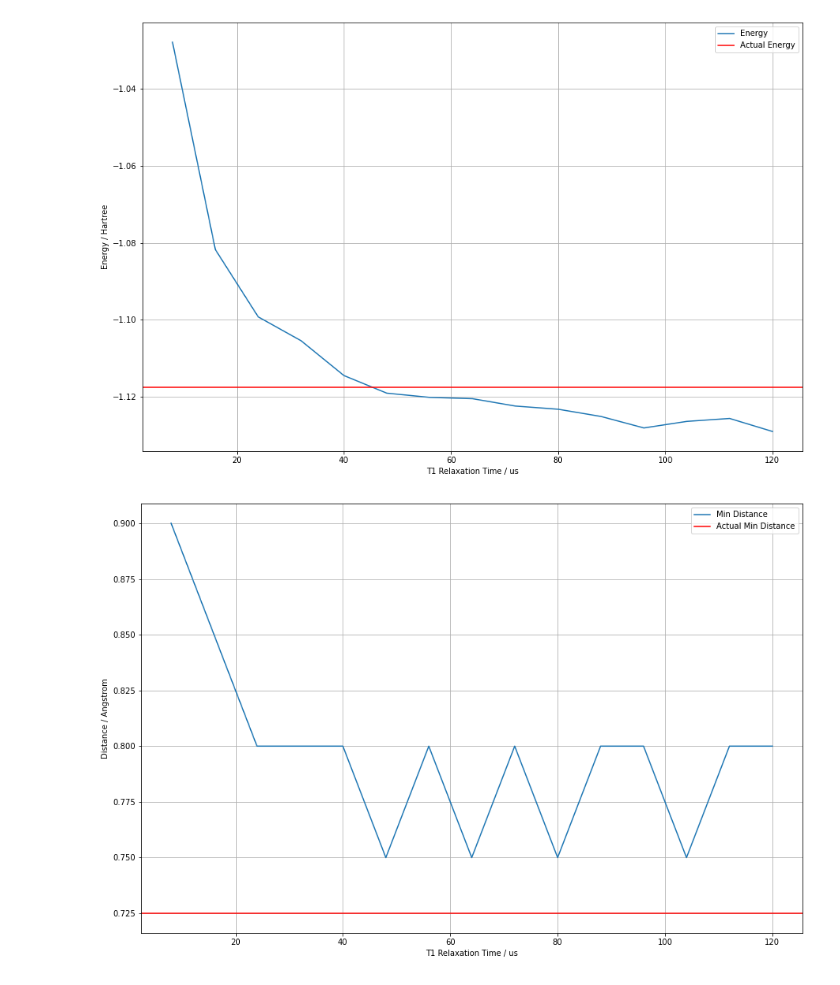
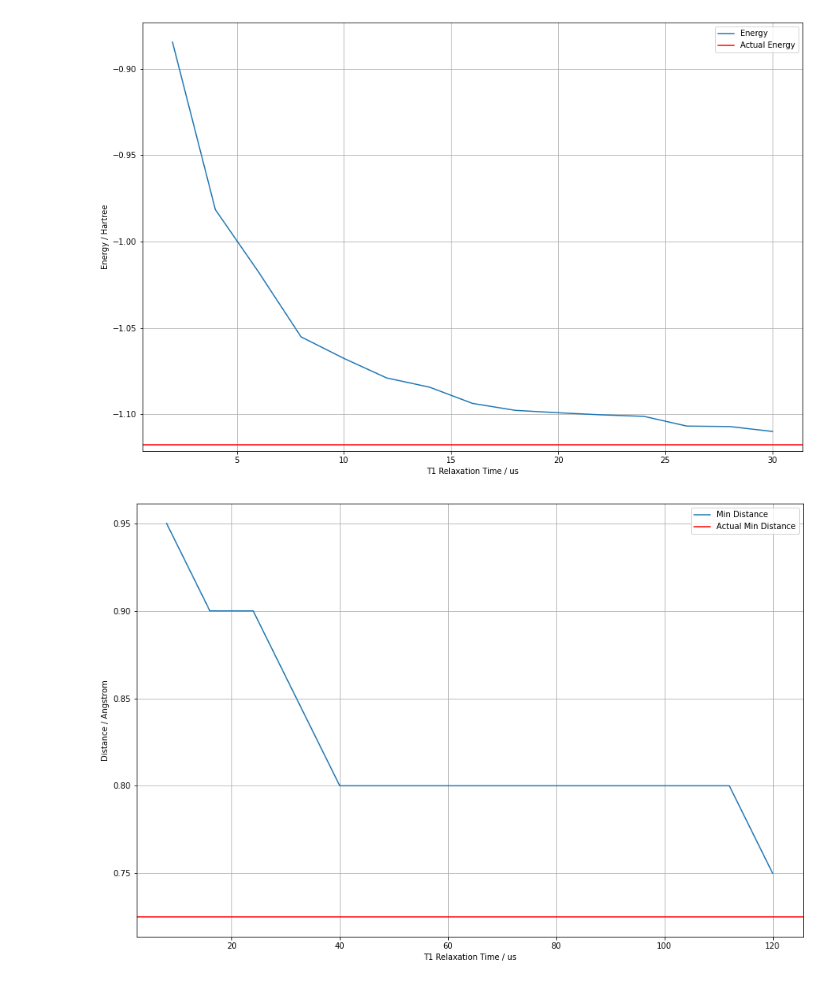
Before and after one commit to TheTrustyPwo/Hydrogen, a Jupyter notebook: test.ipynb, the cells around one changed output. Cells and saved outputs as stored; diff of their text form; code cells hidden in the pictures.

```diff
--- a/test.ipynb
+++ b/test.ipynb
@@ -10,6 +10,7 @@ from qiskit_algorithms.optimizers import L_BFGS_B, SPSA
 from qiskit.primitives import Estimator
 from qiskit_algorithms.utils import algorithm_globals
 from qiskit_aer.primitives import Estimator as AerEstimator
+from qiskit.primitives import BackendEstimator
 from qiskit_nature.second_q.circuit.library import HartreeFock, UCCSD
 from qiskit_nature.second_q.algorithms import GroundStateEigensolver
 from qiskit import QuantumCircuit
@@ -21,9 +22,9 @@ from qiskit_aer.noise import (NoiseModel, QuantumError, ReadoutError,
     pauli_error, depolarizing_error, thermal_relaxation_error)
 from scipy.interpolate import interp1d
 from scipy.optimize import minimize_scalar
+from qiskit_nature.second_q.mappers import ParityMapper
 
 seed = 100
-mapper = JordanWignerMapper()
 driver = PySCFDriver(
     atom=f"H 0 0 0; H 0 0 0.725",
     basis="sto3g",
@@ -31,6 +32,8 @@ driver = PySCFDriver(
     spin=0,
     unit=DistanceUnit.ANGSTROM,
 )
+es_problem = driver.run()
+mapper = ParityMapper(num_particles=es_problem.num_particles)
 
 def create_ansatz(es_problem):
     return UCCSD(
@@ -54,13 +57,12 @@ class ThermalNoiseModel(NoiseModel):
         super().__init__()
         self.t1 = t1
         self.t2 = t2
-        self.time_cx = 22
-        self.time_swap = 17
+        self.time_cx = 150
+        self.time_swap = 40
         self.single_gate_times = {
-            "h": 6,
-            "x": 10,
-            "y": 10,
-            "measure": 10
+            "h": 40,
+            "x": 40,
+            "y": 40
         }
 
         self.add_errors()
@@ -77,8 +79,8 @@ class EnergyCalculator:
         self.estimator = AerEstimator(
             backend_options={
                 "method": "density_matrix",
-                "coupling_map": [(0, 1), (1, 2), (2, 3), (3, 4)],
-                "noise_model": ThermalNoiseModel(acc * 4e3, acc * 6e3),
+                "coupling_map": [(0, 1), (1, 2)],
+                "noise_model": ThermalNoiseModel(acc * 1e3, acc * 1e3),
             },
             run_options={"seed": seed, "shots": 1024},
             transpile_options={"seed_transpiler": seed},
@@ -107,9 +109,7 @@ class EnergyCalculator:
         adjusted_distances = distances[(kernel_size-1)//2:-(kernel_size-1)//2] if kernel_size % 2 != 0 else distances[kernel_size // 2:-kernel_size // 2]
         return smoothed_energies.min(), adjusted_distances[smoothed_energies.argmin()]
 
-es_problem = driver.run()
 ansatz = create_ansatz(es_problem)
-# distances = np.hstack((np.arange(0.2, 1.55, 0.05), np.arange(1.75, 4.25, 0.25)))
 distances = np.arange(0.60, 1.15, 0.05)
 
 accuracies = np.arange(2, 31, 2)
@@ -128,15 +128,15 @@ for result in results:
 # %%
 plt.figure(figsize=(15, 10))
 plt.style.use('fast')
-plt.plot(accuracies * 4, energies, label="Energy")
+plt.plot(accuracies, energies, label="Energy")
 plt.axhline(y=-1.117506, color='r', label="Actual Energy")
 plt.xlabel('T1 Relaxation Time / us')
 plt.ylabel('Energy / Hartree')
 plt.grid(True)
 plt.legend()
 plt.show()
 # %% [output]
-[figure, old version]
+[figure, new version]
 # %%
 plt.figure(figsize=(15, 10))
 plt.style.use('fast')
@@ -148,4 +148,4 @@ plt.grid(True)
 plt.legend()
 plt.show()
 # %% [output]
-[figure, old version]
+[figure, new version]
```
Also changed, not shown: 5 other files.
